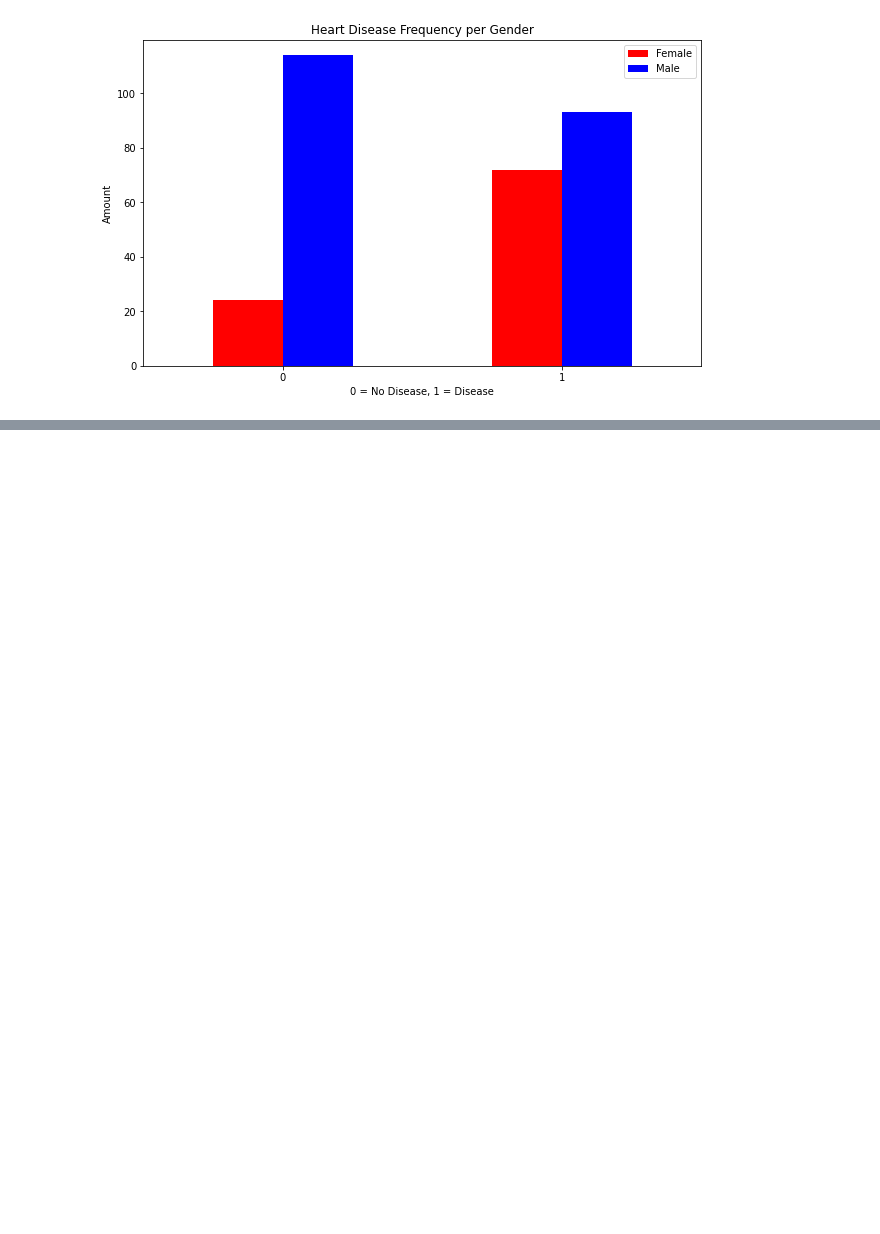
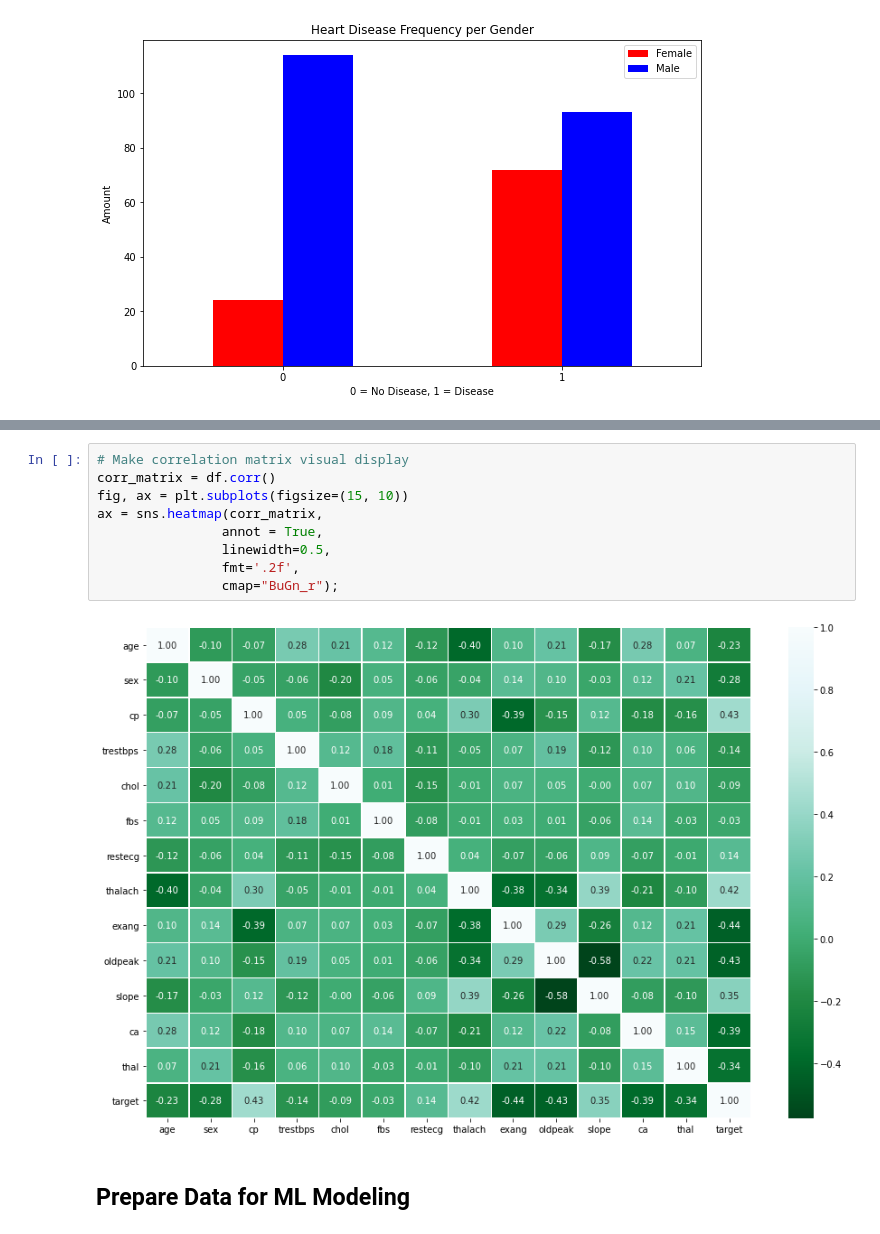
Before and after one commit to HunterKane/Machine-Learning-Heart-Disease-Clasification-Project, a Jupyter notebook: Milestone-Project---Machine-Learning- Predicting Heart Disease using Machine Learning.ipynb, the cells around one changed output, grey strips where cells are left out. Drawn from its saved outputs; the diff is of its cells as text; blank space fills up the shorter version.

```diff
--- a/Milestone-Project---Machine-Learning- Predicting Heart Disease using Machine Learning.ipynb
+++ b/Milestone-Project---Machine-Learning- Predicting Heart Disease using Machine Learning.ipynb
@@ -247,0 +328,13 @@ plt.xticks(rotation=0);
+# %%
+# Make correlation matrix visual display
+corr_matrix = df.corr()
+fig, ax = plt.subplots(figsize=(15, 10))
+ax = sns.heatmap(corr_matrix,
+                annot = True,
+                linewidth=0.5,
+                fmt='.2f',
+                cmap="BuGn_r");
+# %% [output]
+[figure, added]
+# %% [markdown]
+## Prepare Data for ML Modeling
```
Also changed, not shown: parts of 17 cells of this notebook.
